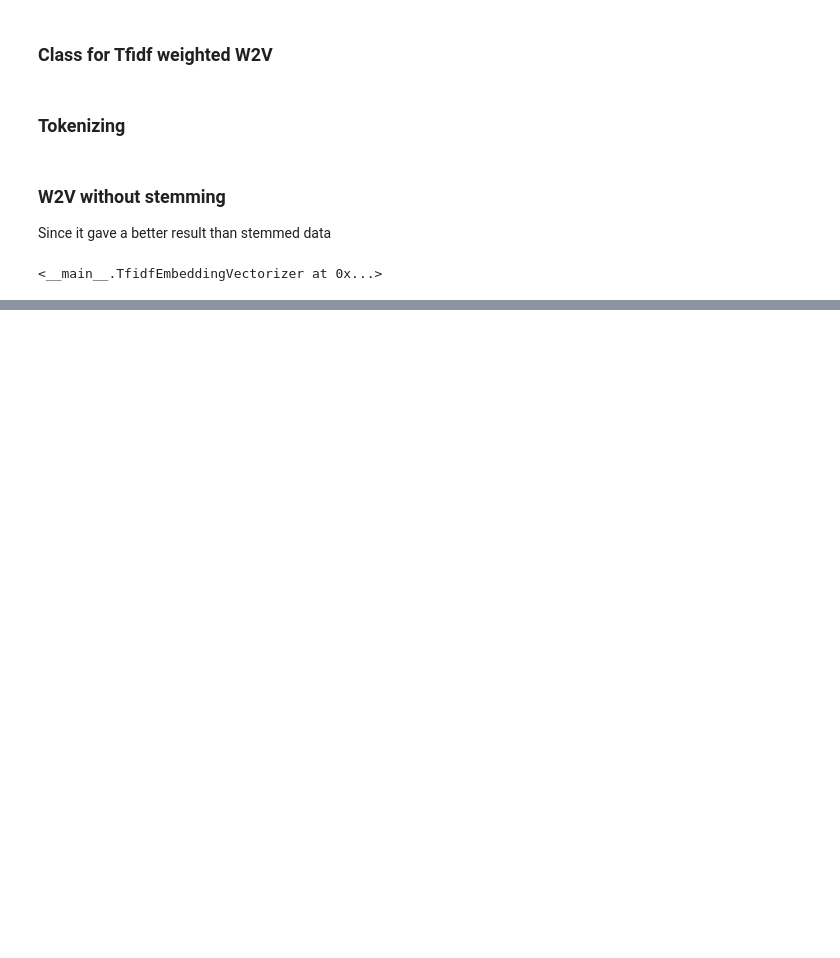
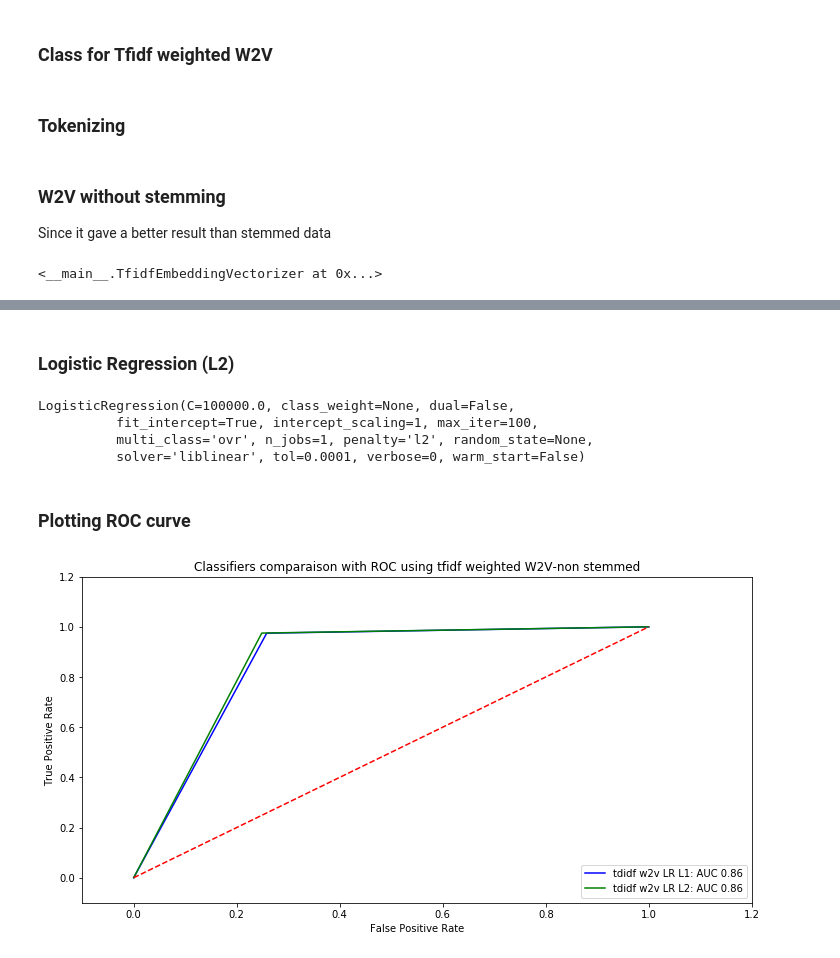
Before and after one commit to sanjayrakshit/Sentiment_analysis_Amazon_finefoods, a Jupyter notebook: src/Tfidf weighted W2V.ipynb, the cells around one changed output, grey strips where cells are left out. Drawn from its saved outputs; the diff is of its cells as text; code cells hidden in the pictures; blank space fills up the shorter version.

Commit message:
Added multiple observations

```diff
--- a/src/Tfidf weighted W2V.ipynb
+++ b/src/Tfidf weighted W2V.ipynb
@@ -67,0 +83,47 @@ tfidf_w2v_ts = vectorizer.transform(X[l:])
+# %%
+pred['tdidf w2v LR L1'] = lr.predict(tfidf_w2v_ts)
+# %% [markdown]
+### Logistic Regression (L2)
+# %%
+lr = LogisticRegression(penalty='l2',C=1e5)
+# %%
+lr.fit(tfidf_w2v_tr,Y[:l])
+# %% [output]
+LogisticRegression(C=100000.0, class_weight=None, dual=False,
+          fit_intercept=True, intercept_scaling=1, max_iter=100,
+          multi_class='ovr', n_jobs=1, penalty='l2', random_state=None,
+          solver='liblinear', tol=0.0001, verbose=0, warm_start=False)
+# %%
+pred['tdidf w2v LR L2'] = lr.predict(tfidf_w2v_ts)
+# %% [markdown]
+### Plotting ROC curve
+# %%
+import numpy as np
+from sklearn.metrics import roc_curve,auc
+import matplotlib.pyplot as plt
+plt.figure(figsize=(12,6))
+
+def formatt(x):
+    return x;
+
+vfunc = np.vectorize(formatt)
+
+cmp = 0
+colors = ['b', 'g', 'y', 'm', 'k']
+
+for model, predicted in pred.items():
+    false_positive_rate, true_positive_rate, thresholds = roc_curve(Y[l:], vfunc(predicted))
+    roc_auc = auc(false_positive_rate, true_positive_rate)
+    plt.plot(false_positive_rate, true_positive_rate, colors[cmp], label='%s: AUC %0.2f'% (model,roc_auc))
+    cmp += 1
+
+plt.title('Classifiers comparaison with ROC using tfidf weighted W2V-non stemmed')
+plt.legend(loc='lower right')
+plt.plot([0,1],[0,1],'r--')
+plt.xlim([-0.1,1.2])
+plt.ylim([-0.1,1.2])
+plt.ylabel('True Positive Rate')
+plt.xlabel('False Positive Rate')
+plt.show()
+# %% [output]
+[figure, added]
```
Also changed, not shown: parts of 8 cells of this notebook.
